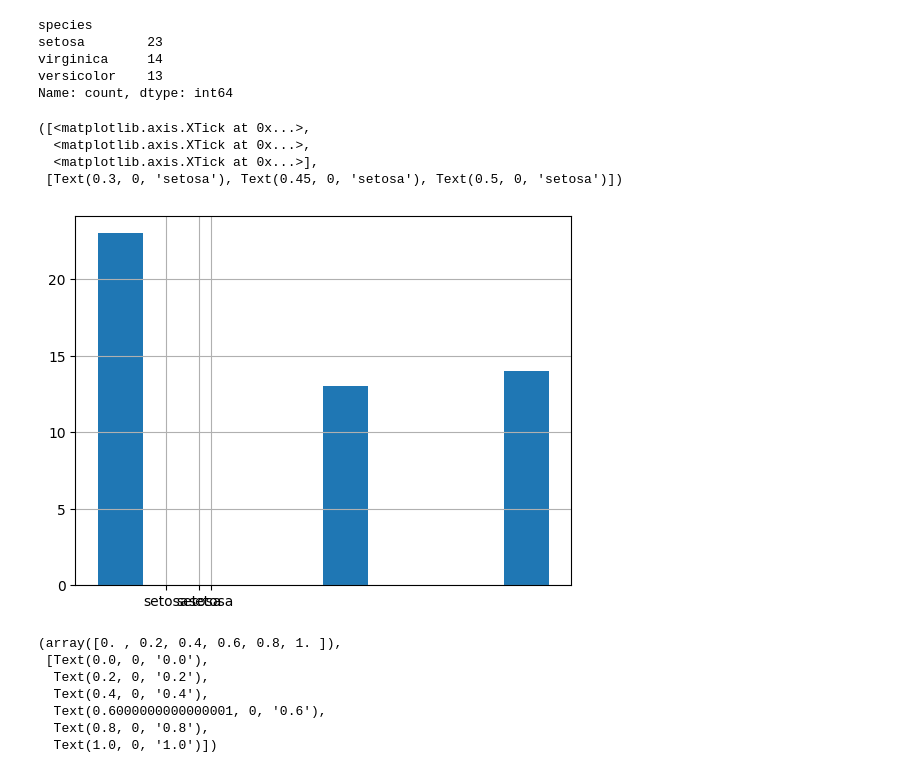
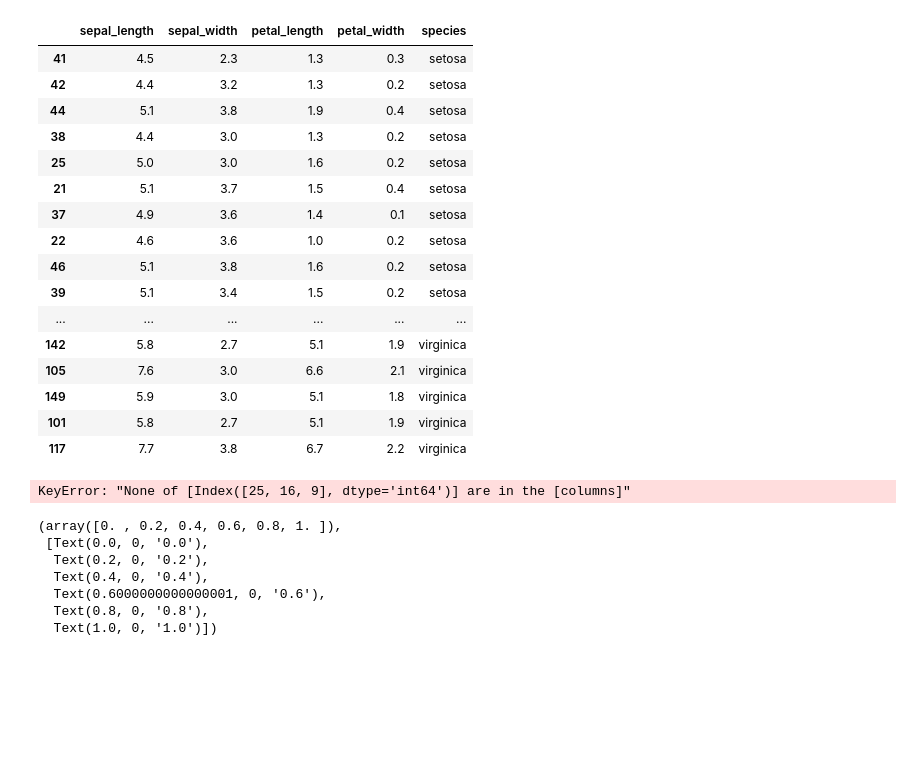
Before and after one commit to sangstar/sangstar.github.io, a Jupyter notebook: docs/targetbalance.ipynb, the cells around one changed output. Drawn from its saved outputs; the diff is of its cells as text; code cells hidden in the pictures; blank space fills up the shorter version.

```diff
--- a/docs/targetbalance.ipynb
+++ b/docs/targetbalance.ipynb
@@ -72,21 +77,28 @@ virginica
 # %%
-df['species'].value_counts()
+df
 # %% [output]
-species
-setosa        23
-virginica     14
-versicolor    13
-Name: count, dtype: int64
+|  | sepal_length | sepal_width | petal_length | petal_width | species |
+| 41 | 4.5 | 2.3 | 1.3 | 0.3 | setosa |
+| 42 | 4.4 | 3.2 | 1.3 | 0.2 | setosa |
+| 44 | 5.1 | 3.8 | 1.9 | 0.4 | setosa |
+| 38 | 4.4 | 3.0 | 1.3 | 0.2 | setosa |
+| 25 | 5.0 | 3.0 | 1.6 | 0.2 | setosa |
+| 21 | 5.1 | 3.7 | 1.5 | 0.4 | setosa |
+| 37 | 4.9 | 3.6 | 1.4 | 0.1 | setosa |
+| 22 | 4.6 | 3.6 | 1.0 | 0.2 | setosa |
+| 46 | 5.1 | 3.8 | 1.6 | 0.2 | setosa |
+| 39 | 5.1 | 3.4 | 1.5 | 0.2 | setosa |
+| ... | ... | ... | ... | ... | ... |
+| 142 | 5.8 | 2.7 | 5.1 | 1.9 | virginica |
+| 105 | 7.6 | 3.0 | 6.6 | 2.1 | virginica |
+| 149 | 5.9 | 3.0 | 5.1 | 1.8 | virginica |
+| 101 | 5.8 | 2.7 | 5.1 | 1.9 | virginica |
+| 117 | 7.7 | 3.8 | 6.7 | 2.2 | virginica |
 # %%
 import matplotlib.pyplot as plt
-df['species'].hist()
-plt.xticks([0.3,0.45,0.5])
+df.plot.pie(y = df['species'].value_counts())
 # %% [output]
-([<matplotlib.axis.XTick at 0x...>,
-  <matplotlib.axis.XTick at 0x...>,
-  <matplotlib.axis.XTick at 0x...>],
- [Text(0.3, 0, 'setosa'), Text(0.45, 0, 'setosa'), Text(0.5, 0, 'setosa')])
+KeyError: "None of [Index([25, 16, 9], dtype='int64')] are in the [columns]"
-[figure, removed]
 # %%
 plt.xticks()
 # %% [output]
```
Also changed, not shown: parts of 5 cells of this notebook, 4 other files.
